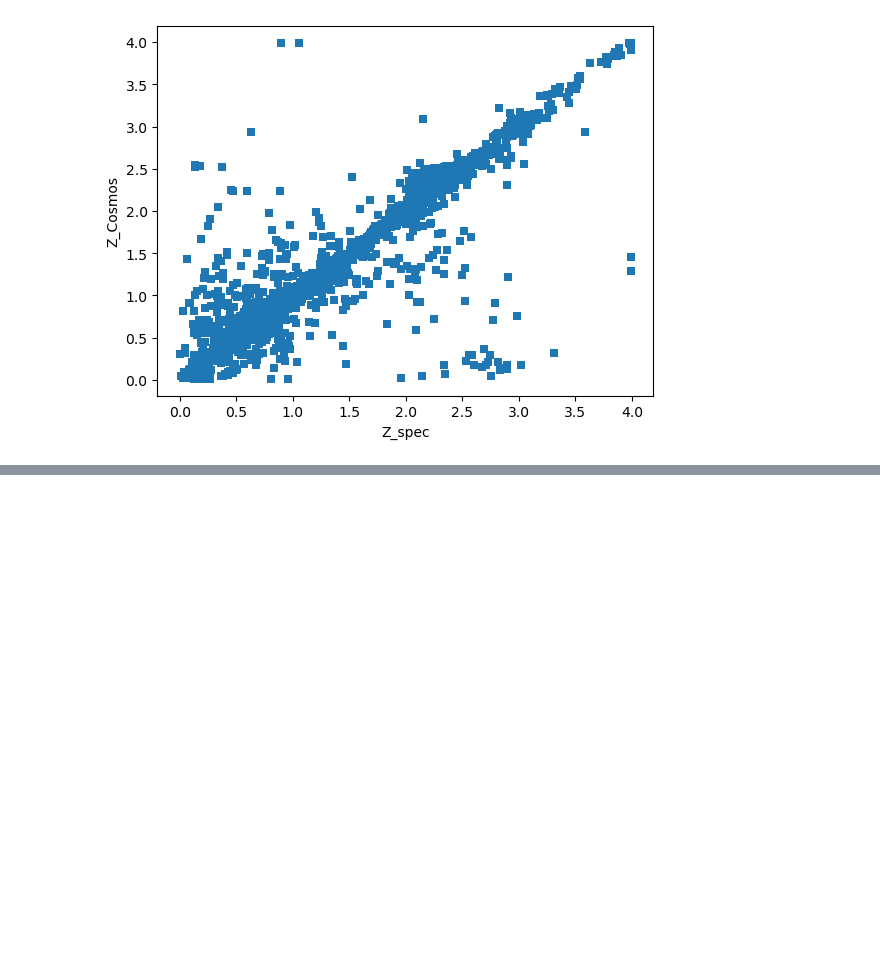
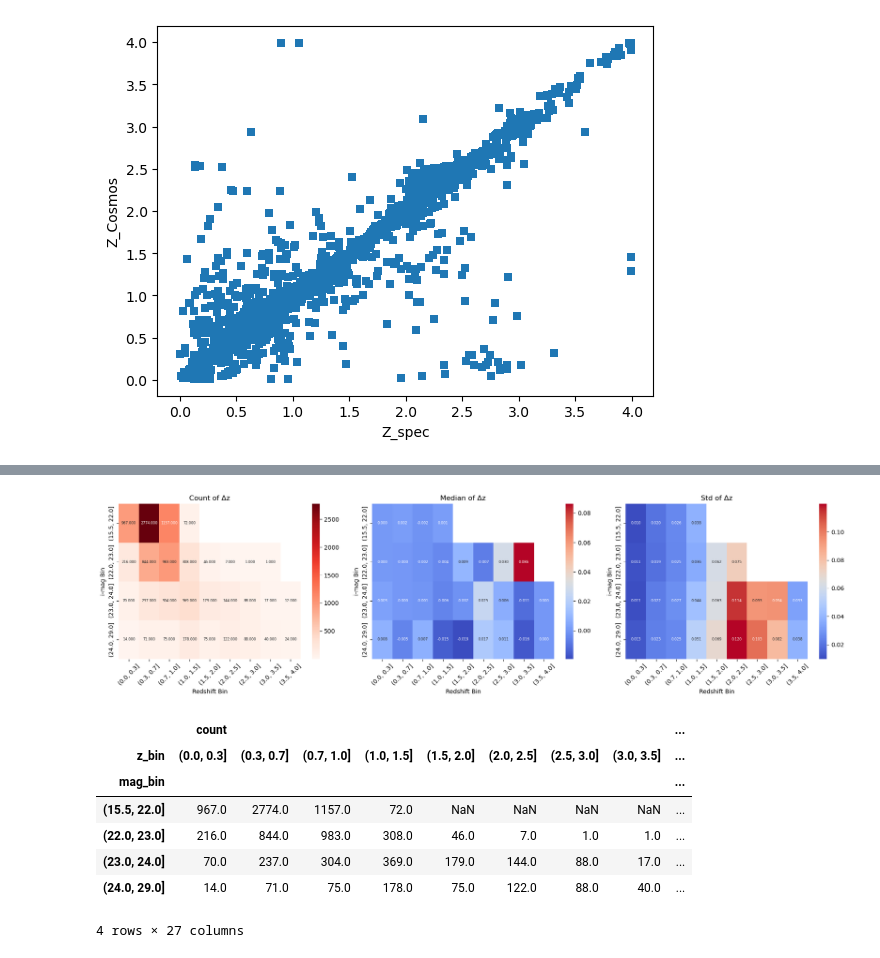
Before and after one commit to MiaBeatty/usrp_project, a Jupyter notebook: usrp_beatty.ipynb, the cells around one changed output, grey strips where cells are left out. Saved outputs shown, nothing was run; the diff lists cells and outputs as text; code cells hidden in the pictures; blank space fills up the shorter version.

Commit message:
Work in progress on redshift/color binning

```diff
--- a/usrp_beatty.ipynb
+++ b/usrp_beatty.ipynb
@@ -7,5 +8,5 @@ import astropy
 # %%
-pd.set_option("display.max_columns", None)
+#pd.set_option("display.max_columns", None)
 # %%
 ! ls
 # %% [output]
@@ -40,0 +121,77 @@ Text(0, 0.5, 'Z_Cosmos')
+# %%
+# Load data
+dat = pd.read_pickle("COSMOS30-spectra-DES.pkl")
+
+# Step 1: Define DES-style bin edges
+z_bins = np.array([0.0, 0.3, 0.7, 1.0, 1.5, 2.0, 2.5, 3.0, 3.5, 4.0])
+mag_bins = np.array([15.5, 22.0, 23.0, 24.0, 29.0])
+
+# Step 2: Filter for valid rows and remove outliers
+valid = dat[['Z_COSMOS_MEAN', 'Z', 'BDF_MAG_DERED_CALIB_I']].dropna().copy()
+
+# Apply DES outlier condition: exclude galaxies with |Δz / z_spec| > 0.15
+mask = (np.abs(valid['Z_COSMOS_MEAN'] - valid['Z']) / valid['Z']) <= 0.15
+valid = valid[mask]
+
+# Compute dz
+valid['dz'] = valid['Z_COSMOS_MEAN'] - valid['Z']
+
+# Step 3: Assign redshift and i-band magnitude bins
+valid['z_bin'] = pd.cut(valid['Z'], bins=z_bins)
+valid['mag_bin'] = pd.cut(valid['BDF_MAG_DERED_CALIB_I'], bins=mag_bins)
+
+# Step 4: Group and compute count, median, std
+grouped = valid.groupby(['mag_bin', 'z_bin'], observed=True)
+stats = grouped['dz'].agg(['count', 'median', 'std']).unstack(level=1)
+
+# Step 5: Format for heatmap readability
+stats.index = stats.index.astype(str)
+stats.columns = stats.columns.set_levels([str(c) for c in stats.columns.levels[1]], level=1)
+
+# Step 6: Plot the heatmaps
+plt.figure(figsize=(18, 5))
+for i, metric in enumerate(["count", "median", "std"]):
+    plt.subplot(1, 3, i + 1)
+    cmap = "Reds" if metric == "count" else "coolwarm"
+    sns.heatmap(stats[metric], annot=True, fmt=".3f", cmap=cmap,
+                annot_kws={"size": 6}, cbar=True)
+    plt.title(f"{metric.title()} of Δz")
+    plt.xlabel("Redshift Bin")
+    plt.ylabel("i-mag Bin")
+    plt.xticks(rotation=45)
+plt.tight_layout()
+plt.show()
+
+
+
+#What each graph means:
+
+#count of dz: coverage map
+#how many galaxies fall into each i-band mag bin, and redshift bin
+#tells how many galaxies span a region of space in our data
+#if bin has low count, then med and std in that bin may not be reliable
+
+#median of dz: bias map
+#photo-z bias. The median difference between photoz and specz for each bin
+#if vals are positive, COSMOS overestimates redshift, neg is underestimate
+#tells which redshift and mag/brightness regions of COSMOS Photoz are trustworthy or skewed
+
+#std of dz: precision map
+#shows spread of dz values (how inconsistent photoz estimates are in a bin
+#high scatter= high uncertainty --> not great
+#bin with high std shows photo-z are unreliable or inconsistent even if not biased
+#helps underline confidence in redshift data from photo-z
+
+#bins work as avg spread, and vals in each bin correspond to what that graph is exploring
+
+stats
+# %% [output]
+[figure, added]
+|  | count |  |  |  |  |  |  |  | ... |
+| z_bin | (0.0, 0.3] | (0.3, 0.7] | (0.7, 1.0] | (1.0, 1.5] | (1.5, 2.0] | (2.0, 2.5] | (2.5, 3.0] | (3.0, 3.5] | ... |
+| mag_bin |  |  |  |  |  |  |  |  | ... |
+| (15.5, 22.0] | 967.0 | 2774.0 | 1157.0 | 72.0 | NaN | NaN | NaN | NaN | ... |
+| (22.0, 23.0] | 216.0 | 844.0 | 983.0 | 308.0 | 46.0 | 7.0 | 1.0 | 1.0 | ... |
+| (23.0, 24.0] | 70.0 | 237.0 | 304.0 | 369.0 | 179.0 | 144.0 | 88.0 | 17.0 | ... |
+| (24.0, 29.0] | 14.0 | 71.0 | 75.0 | 178.0 | 75.0 | 122.0 | 88.0 | 40.0 | ... |
+4 rows × 27 columns
```
Also changed, not shown: parts of 14 cells of this notebook.
